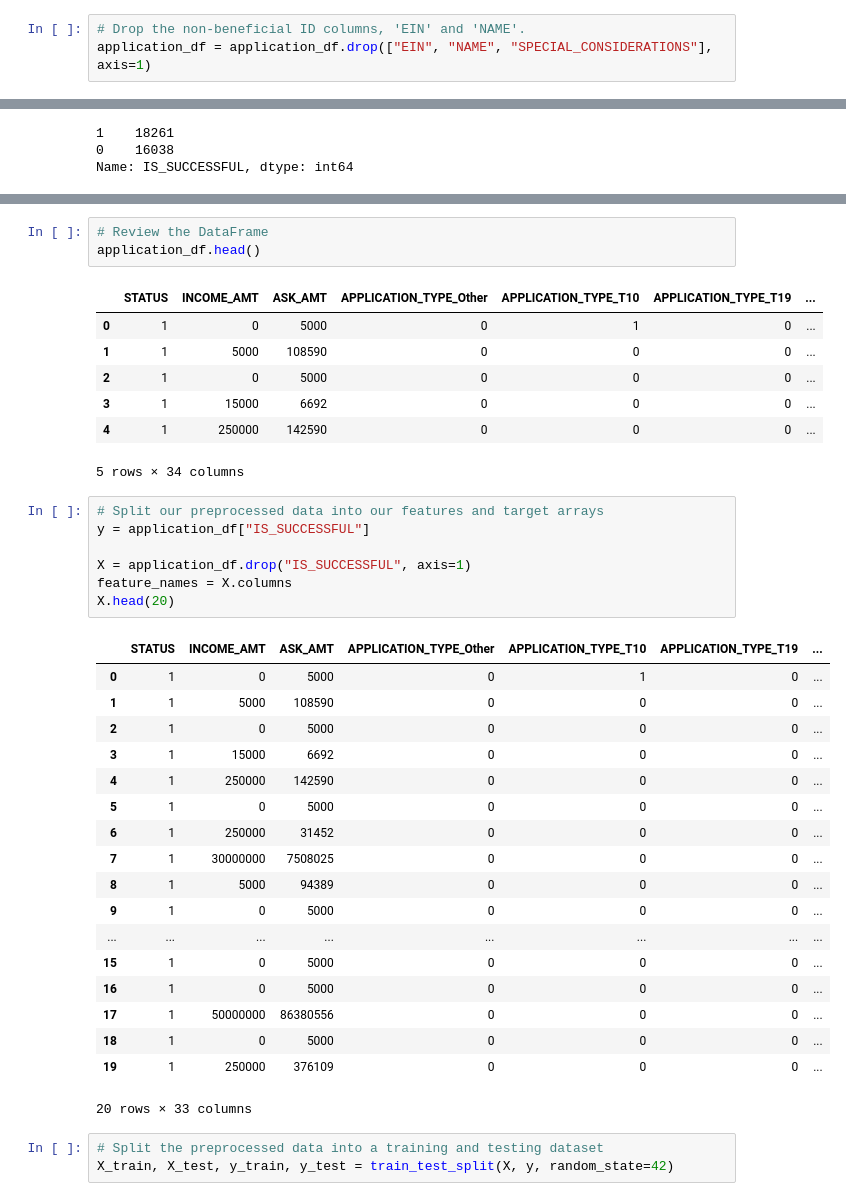
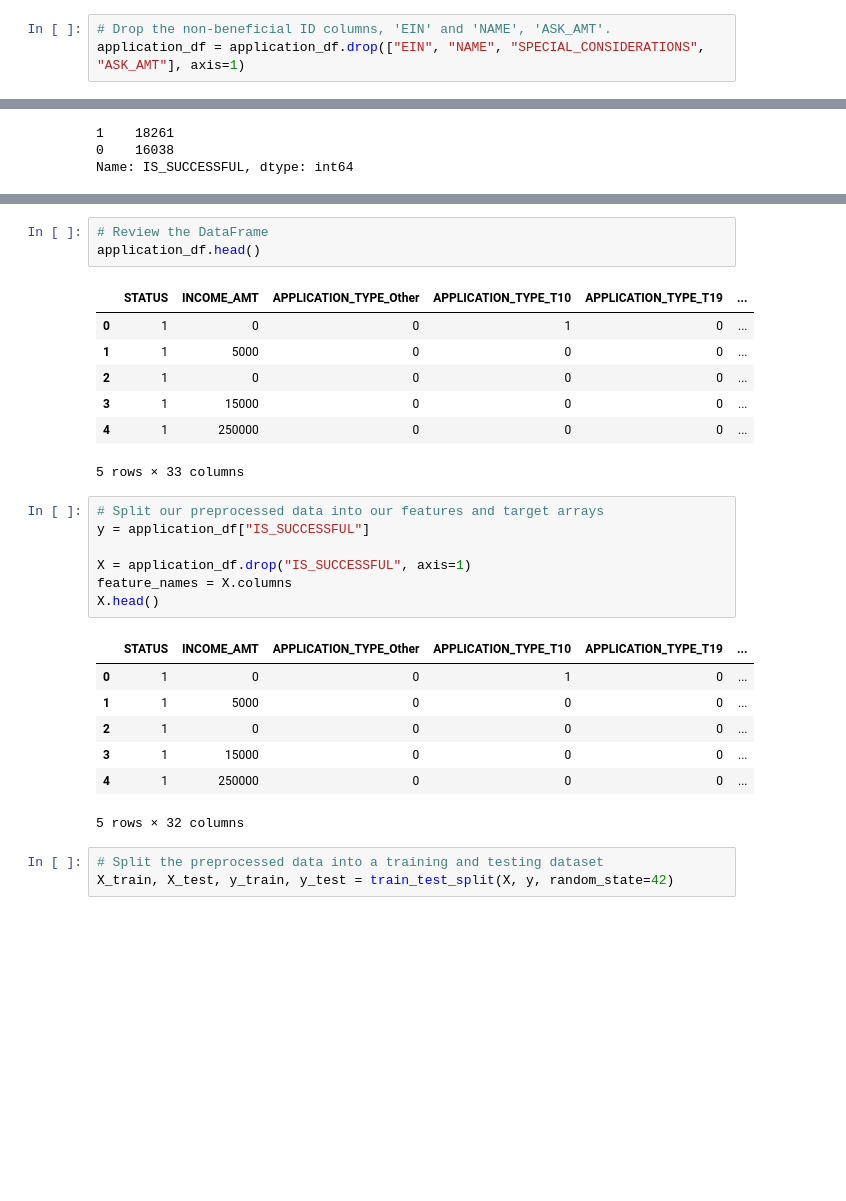
Before and after one commit to ubnas1/deep-learning-challenge, a Jupyter notebook: Starter_Code.ipynb, the cells around one changed output, grey strips where cells are left out. Saved outputs shown, nothing was run; the diff lists cells and outputs as text; blank space fills up the shorter version.

```diff
--- a/Starter_Code.ipynb
+++ b/Starter_Code.ipynb
@@ -19,8 +19,8 @@ application_df.head()
 | 3 | 10553066 | SOUTHSIDE ATHLETIC ASSOCIATION | T3 | CompanySponsored | C2000 | Preservation | Trust | 1 | ... |
 | 4 | 10556103 | GENETIC RESEARCH INSTITUTE OF THE... | T3 | Independent | C1000 | Heathcare | Trust | 1 | ... |
 # %%
-# Drop the non-beneficial ID columns, 'EIN' and 'NAME'.
-application_df = application_df.drop(["EIN", "NAME", "SPECIAL_CONSIDERATIONS"], axis=1)
+# Drop the non-beneficial ID columns, 'EIN' and 'NAME', 'ASK_AMT'.
+application_df = application_df.drop(["EIN", "NAME", "SPECIAL_CONSIDERATIONS", "ASK_AMT"], axis=1)
 # %%
 # view the dataframe
 application_df.head()
@@ -231,39 +233,28 @@ application_df["INCOME_AMT"] = application_df["INCOME_AMT"].apply(encode_income)
 # Review the DataFrame
 application_df.head()
 # %% [output]
-|  | STATUS | INCOME_AMT | ASK_AMT | APPLICATION_TYPE_Other | APPLICATION_TYPE_T10 | APPLICATION_TYPE_T19 | ... |
-| 0 | 1 | 0 | 5000 | 0 | 1 | 0 | ... |
-| 1 | 1 | 5000 | 108590 | 0 | 0 | 0 | ... |
-| 2 | 1 | 0 | 5000 | 0 | 0 | 0 | ... |
-| 3 | 1 | 15000 | 6692 | 0 | 0 | 0 | ... |
-| 4 | 1 | 250000 | 142590 | 0 | 0 | 0 | ... |
+|  | STATUS | INCOME_AMT | APPLICATION_TYPE_Other | APPLICATION_TYPE_T10 | APPLICATION_TYPE_T19 | ... |
+| 0 | 1 | 0 | 0 | 1 | 0 | ... |
+| 1 | 1 | 5000 | 0 | 0 | 0 | ... |
+| 2 | 1 | 0 | 0 | 0 | 0 | ... |
+| 3 | 1 | 15000 | 0 | 0 | 0 | ... |
+| 4 | 1 | 250000 | 0 | 0 | 0 | ... |
-5 rows × 34 columns
+5 rows × 33 columns
 # %%
 # Split our preprocessed data into our features and target arrays
 y = application_df["IS_SUCCESSFUL"]
 
 X = application_df.drop("IS_SUCCESSFUL", axis=1)
 feature_names = X.columns
-X.head(20)
+X.head()
 # %% [output]
-|  | STATUS | INCOME_AMT | ASK_AMT | APPLICATION_TYPE_Other | APPLICATION_TYPE_T10 | APPLICATION_TYPE_T19 | ... |
-| 0 | 1 | 0 | 5000 | 0 | 1 | 0 | ... |
-| 1 | 1 | 5000 | 108590 | 0 | 0 | 0 | ... |
-| 2 | 1 | 0 | 5000 | 0 | 0 | 0 | ... |
-| 3 | 1 | 15000 | 6692 | 0 | 0 | 0 | ... |
-| 4 | 1 | 250000 | 142590 | 0 | 0 | 0 | ... |
-| 5 | 1 | 0 | 5000 | 0 | 0 | 0 | ... |
-| 6 | 1 | 250000 | 31452 | 0 | 0 | 0 | ... |
-| 7 | 1 | 30000000 | 7508025 | 0 | 0 | 0 | ... |
-| 8 | 1 | 5000 | 94389 | 0 | 0 | 0 | ... |
-| 9 | 1 | 0 | 5000 | 0 | 0 | 0 | ... |
-| ... | ... | ... | ... | ... | ... | ... | ... |
-| 15 | 1 | 0 | 5000 | 0 | 0 | 0 | ... |
-| 16 | 1 | 0 | 5000 | 0 | 0 | 0 | ... |
-| 17 | 1 | 50000000 | 86380556 | 0 | 0 | 0 | ... |
-| 18 | 1 | 0 | 5000 | 0 | 0 | 0 | ... |
-| 19 | 1 | 250000 | 376109 | 0 | 0 | 0 | ... |
+|  | STATUS | INCOME_AMT | APPLICATION_TYPE_Other | APPLICATION_TYPE_T10 | APPLICATION_TYPE_T19 | ... |
+| 0 | 1 | 0 | 0 | 1 | 0 | ... |
+| 1 | 1 | 5000 | 0 | 0 | 0 | ... |
+| 2 | 1 | 0 | 0 | 0 | 0 | ... |
+| 3 | 1 | 15000 | 0 | 0 | 0 | ... |
+| 4 | 1 | 250000 | 0 | 0 | 0 | ... |
-20 rows × 33 columns
+5 rows × 32 columns
 # %%
 # Split the preprocessed data into a training and testing dataset
 X_train, X_test, y_train, y_test = train_test_split(X, y, random_state=42)
```
Also changed, not shown: parts of 20 cells of this notebook, 3 other files.
